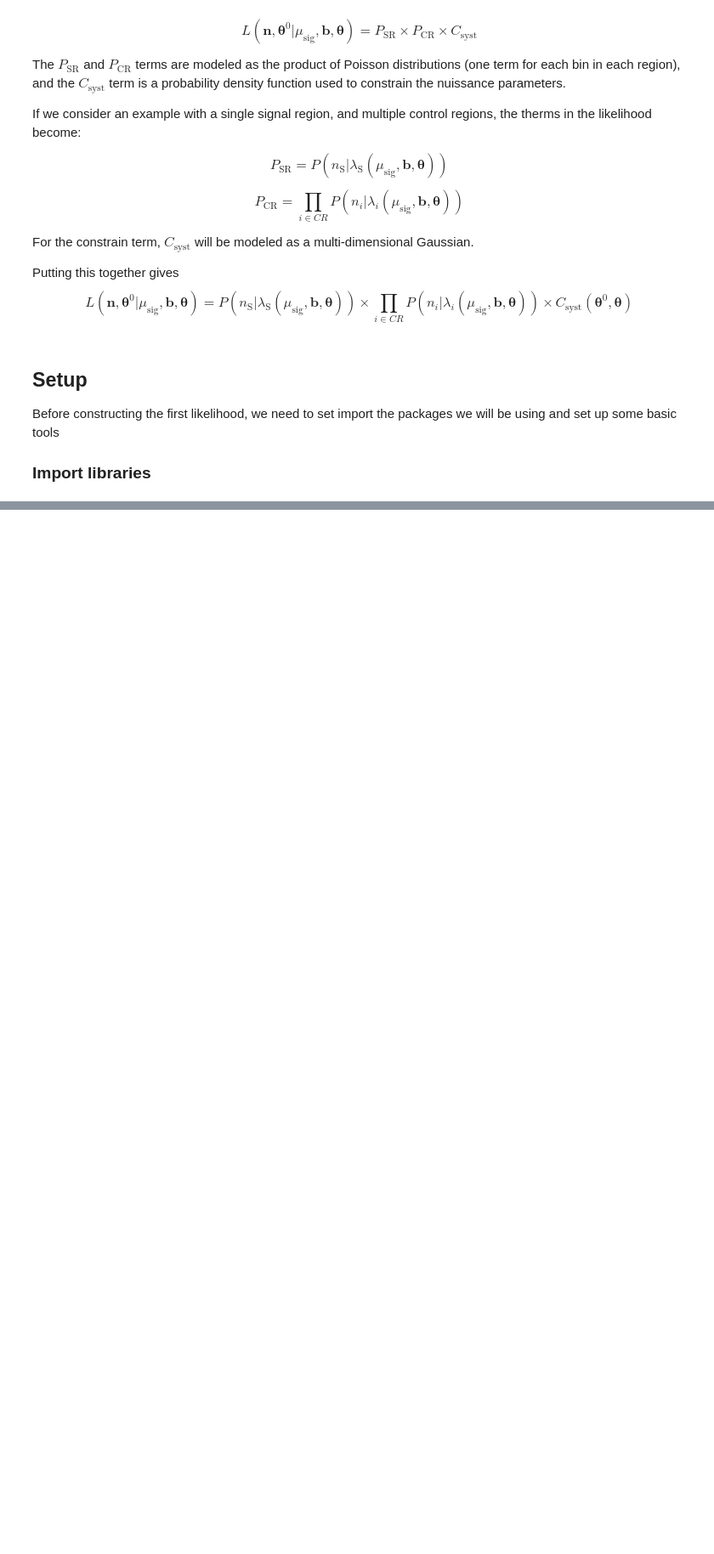
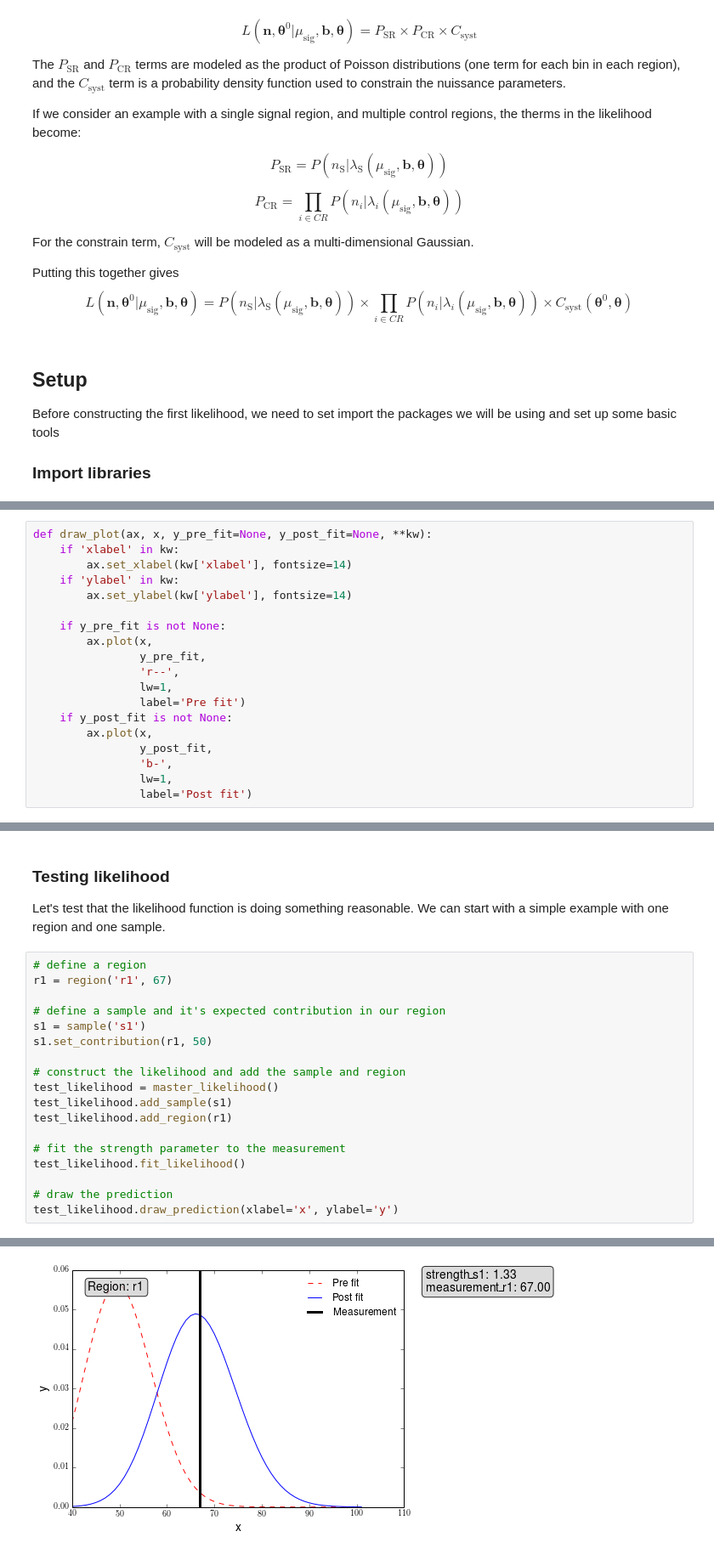
Before and after one commit to bdjackson/MyNotebook, a Jupyter notebook: CLsLikelihood/LearningCLsLikelihood.ipynb, the cells around one changed output, grey strips where cells are left out. Shown at 85% size. Drawn from its saved outputs; the diff is of its cells as text; blank space fills up the shorter version.

```diff
--- a/CLsLikelihood/LearningCLsLikelihood.ipynb
+++ b/CLsLikelihood/LearningCLsLikelihood.ipynb
@@ -363,0 +144,19 @@ This also worked well! Now we can move on to a slightly more complicated Likelih
+# %%
+def draw_plot(ax, x, y_pre_fit=None, y_post_fit=None, **kw):
+    if 'xlabel' in kw:
+        ax.set_xlabel(kw['xlabel'], fontsize=14)
+    if 'ylabel' in kw:
+        ax.set_ylabel(kw['ylabel'], fontsize=14)
+
+    if y_pre_fit is not None:
+        ax.plot(x,
+                y_pre_fit,
+                'r--',
+                lw=1,
+                label='Pre fit')
+    if y_post_fit is not None:
+        ax.plot(x,
+                y_post_fit,
+                'b-',
+                lw=1,
+                label='Post fit')
@@ -363,0 +439,23 @@ This also worked well! Now we can move on to a slightly more complicated Likelih
+# %% [markdown]
+### Testing likelihood
+Let's test that the likelihood function is doing something reasonable.
+We can start with a simple example with one region and one sample.
+# %%
+# define a region
+r1 = region('r1', 67)
+
+# define a sample and it's expected contribution in our region
+s1 = sample('s1')
+s1.set_contribution(r1, 50)
+
+# construct the likelihood and add the sample and region
+test_likelihood = master_likelihood()
+test_likelihood.add_sample(s1)
+test_likelihood.add_region(r1)
+
+# fit the strength parameter to the measurement
+test_likelihood.fit_likelihood()
+
+# draw the prediction
+test_likelihood.draw_prediction(xlabel='x', ylabel='y')
+# %% [output]
@@ -363,0 +479 @@ This also worked well! Now we can move on to a slightly more complicated Likelih
+[figure, added]
```
Also changed, not shown: parts of 41 cells of this notebook.
